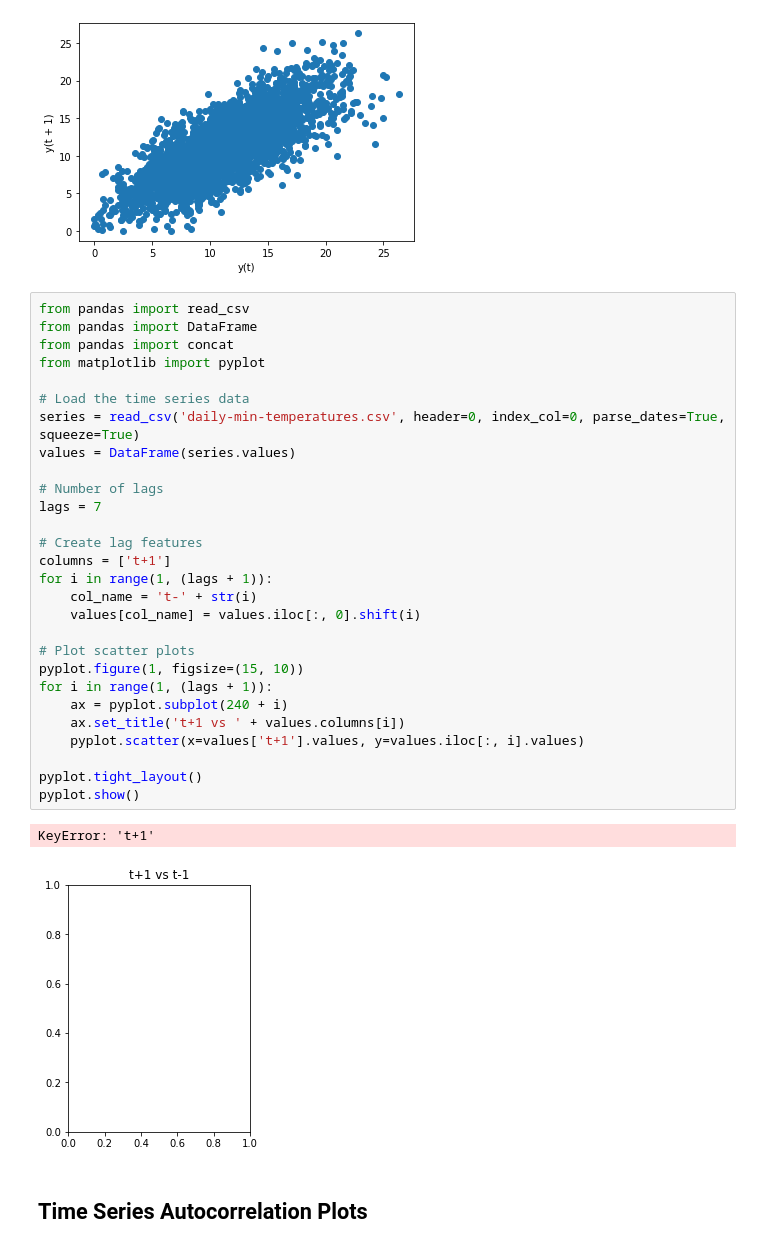
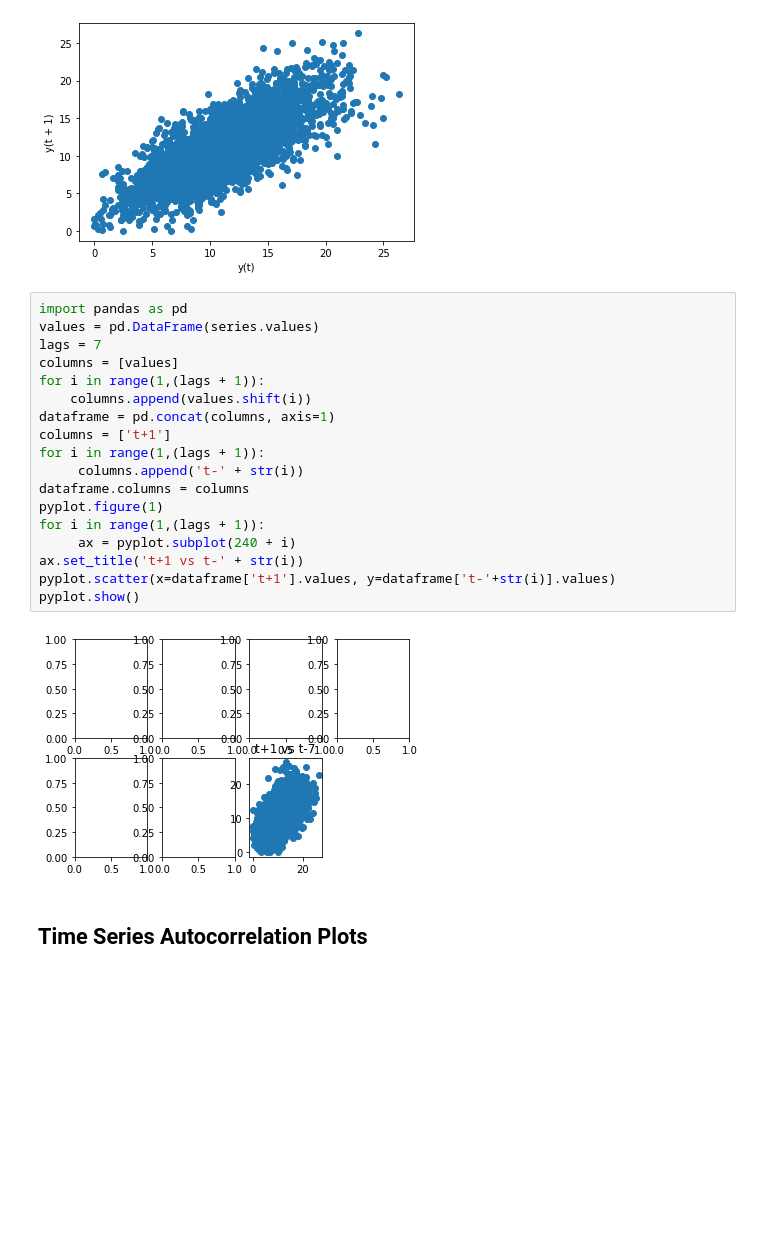
Before and after one commit to kbdharun/TSSDA-Lab, a Jupyter notebook: lab4/Ex3-Visualization.ipynb, the cells around one changed output. Drawn from its saved outputs; the diff is of its cells as text; blank space fills up the shorter version.

```diff
--- a/lab4/Ex3-Visualization.ipynb
+++ b/lab4/Ex3-Visualization.ipynb
@@ -175,36 +175,25 @@ pyplot.show()
 # %% [output]
 [figure]
 # %%
-from pandas import read_csv
-from pandas import DataFrame
-from pandas import concat
-from matplotlib import pyplot
-
-# Load the time series data
-series = read_csv('daily-min-temperatures.csv', header=0, index_col=0, parse_dates=True, squeeze=True)
-values = DataFrame(series.values)
-
-# Number of lags
+import pandas as pd
+values = pd.DataFrame(series.values)
 lags = 7
-
-# Create lag features
+columns = [values]
+for i in range(1,(lags + 1)):
+    columns.append(values.shift(i))
+dataframe = pd.concat(columns, axis=1)
 columns = ['t+1']
-for i in range(1, (lags + 1)):
-    col_name = 't-' + str(i)
-    values[col_name] = values.iloc[:, 0].shift(i)
-
-# Plot scatter plots
-pyplot.figure(1, figsize=(15, 10))
-for i in range(1, (lags + 1)):
-    ax = pyplot.subplot(240 + i)
-    ax.set_title('t+1 vs ' + values.columns[i])
-    pyplot.scatter(x=values['t+1'].values, y=values.iloc[:, i].values)
-
-pyplot.tight_layout()
+for i in range(1,(lags + 1)):
+     columns.append('t-' + str(i))
+dataframe.columns = columns
+pyplot.figure(1)
+for i in range(1,(lags + 1)):
+     ax = pyplot.subplot(240 + i)
+ax.set_title('t+1 vs t-' + str(i))
+pyplot.scatter(x=dataframe['t+1'].values, y=dataframe['t-'+str(i)].values)
 pyplot.show()
 # %% [output]
-KeyError: 't+1'
-[figure, old version]
+[figure, new version]
 # %% [markdown]
 ## Time Series Autocorrelation Plots
 # %%
```
